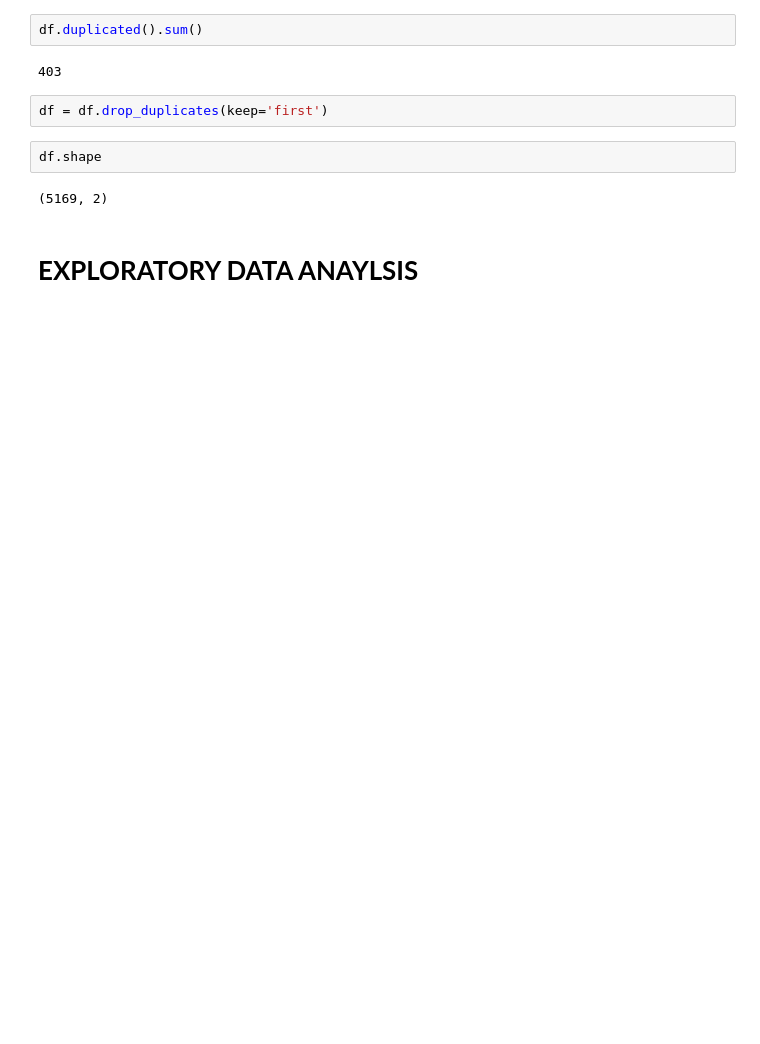
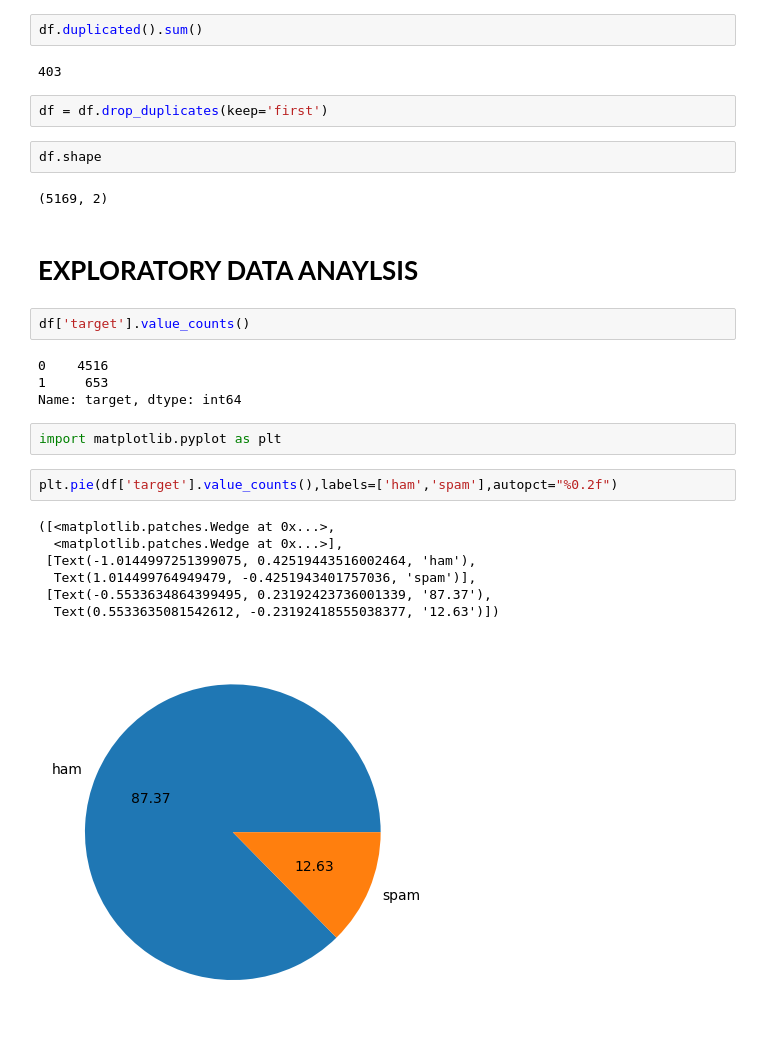
Before and after one commit to neel0086/deep_learning, a Jupyter notebook: SpamMessages.ipynb, the cells around one changed output. Drawn from its saved outputs; the diff is of its cells as text; blank space fills up the shorter version.

```diff
--- a/SpamMessages.ipynb
+++ b/SpamMessages.ipynb
@@ -104,3 +104,21 @@ df.shape
 (5169, 2)
 # %% [markdown]
 # **EXPLORATORY DATA ANAYLSIS**
+# %%
+df['target'].value_counts()
+# %% [output]
+0    4516
+1     653
+Name: target, dtype: int64
+# %%
+import matplotlib.pyplot as plt
+# %%
+plt.pie(df['target'].value_counts(),labels=['ham','spam'],autopct="%0.2f")
+# %% [output]
+([<matplotlib.patches.Wedge at 0x...>,
+  <matplotlib.patches.Wedge at 0x...>],
+ [Text(-1.0144997251399075, 0.42519443516002464, 'ham'),
+  Text(1.014499764949479, -0.4251943401757036, 'spam')],
+ [Text(-0.5533634864399495, 0.23192423736001339, '87.37'),
+  Text(0.5533635081542612, -0.23192418555038377, '12.63')])
+[figure, added]
```
Also changed, not shown: parts of 14 cells of this notebook.
